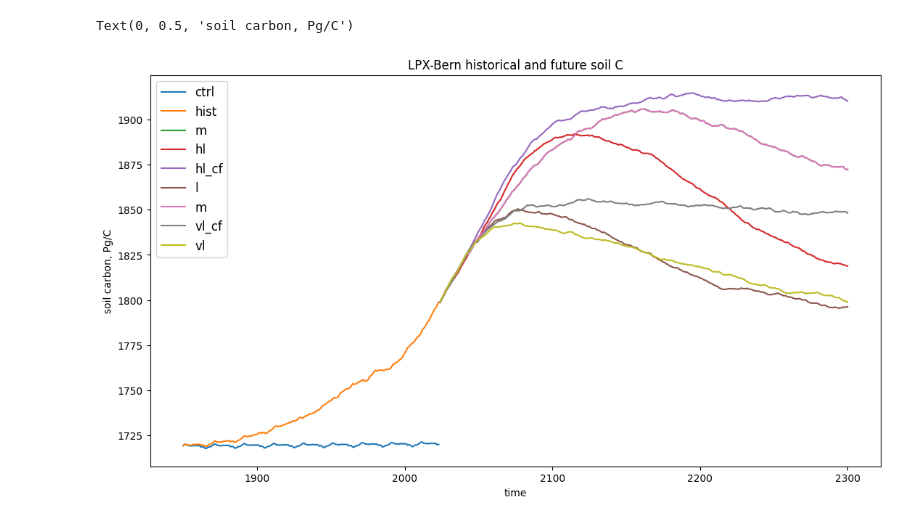
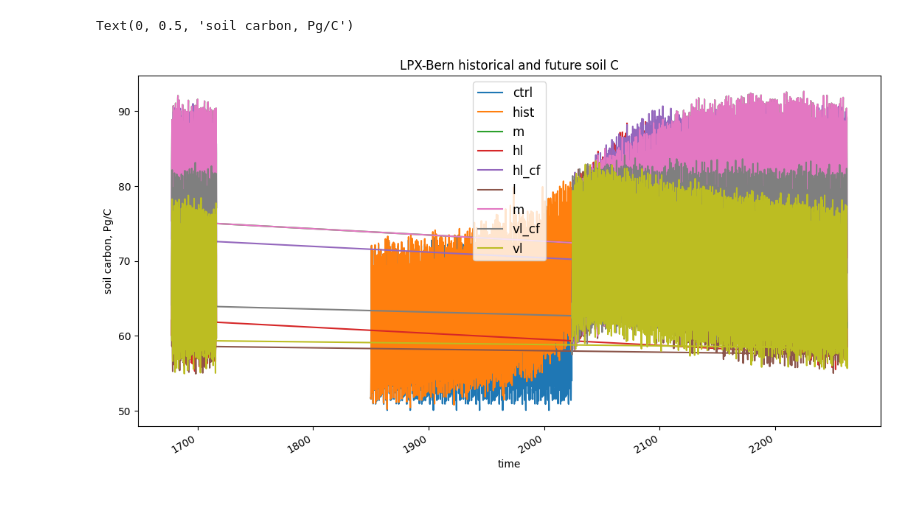
Before and after one commit to WIEMIP/wiemip-data-registry, a Jupyter notebook: notebooks/plot_variable.ipynb, the cells around one changed output. Cells and saved outputs as stored; diff of their text form; code cells hidden in the pictures.

```diff
--- a/notebooks/plot_variable.ipynb
+++ b/notebooks/plot_variable.ipynb
@@ -5,21 +5,21 @@ import numpy as np
 # %%
 
 plt.figure(figsize=(13, 7))
 
 for scenario in ['ctrl', 'hist', 'm', 'hl', 'hl_cf', 'l', 'm', 'vl_cf', 'vl']:
-    variable = wr.retrieve_overshoot_variable(model="LPX_Bern", forcing="ukesm", simulation=scenario, variable="cSoil")
+    variable = wr.retrieve_overshoot_variable(model="LPX_Bern", forcing="ukesm", simulation=scenario, variable="rh")
     x = variable.latitudinal_sum()
 
-    if scenario not in ('ctrl', 'hist'):
-        x.index = np.arange(2024, 2301)
-    else:
-        x.index = np.arange(1850, 2024)
+    # if scenario not in ('ctrl', 'hist'):
+    #     x.index = np.arange(2024, 2301)
+    # else:
+    #     x.index = np.arange(1850, 2024)
     x.plot(label=scenario)
 
 plt.xlabel("time")
 plt.legend(fontsize=12)
 plt.title("LPX-Bern historical and future soil C")
 plt.ylabel("soil carbon, Pg/C")
 # %% [output]
 Text(0, 0.5, 'soil carbon, Pg/C')
-[figure, old version]
+[figure, new version]
```
Also changed, not shown: 4 other files.
